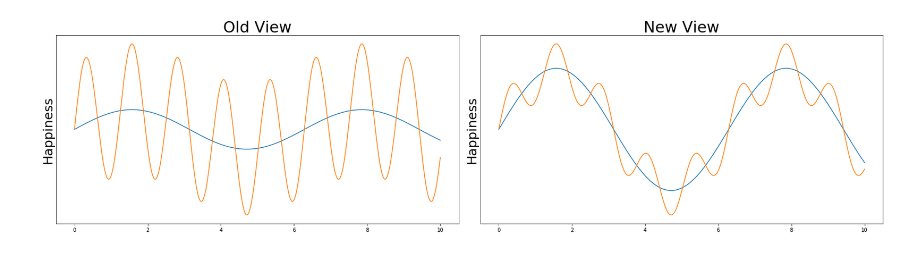
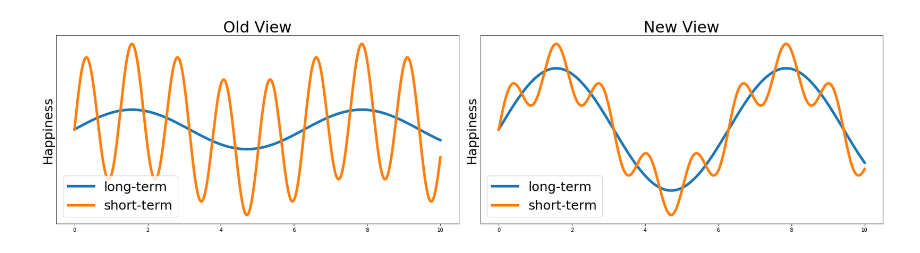
Before and after one commit to mariushobbhahn/mariushobbhahn.github.io, a Jupyter notebook: img/opinion_changed/opinion changed.ipynb, the cells around one changed output. Drawn from its saved outputs; the diff is of its cells as text; code cells hidden in the pictures.

```diff
--- a/img/opinion_changed/opinion changed.ipynb
+++ b/img/opinion_changed/opinion changed.ipynb
@@ -6,35 +6,37 @@ import matplotlib.pyplot as plt
 
 x = np.linspace(0,10, 500+1)
 
 
 y_st_0 = 0.3*np.sin(x)
 y_lt_0 = np.sin(5*x)
 y_lt_plot_0 = y_st_0 + y_lt_0
 
 y_st_1 = np.sin(x)
 y_lt_1 = 0.4* np.sin(5*x)
 y_lt_plot_1 = y_st_1 + y_lt_1
 
 #### plot
 
 fig, axs = plt.subplots(nrows=1, ncols=2, sharex=False, figsize=(23, 6))
 
-axs[0].plot(x, y_st_0)
-axs[0].plot(x, y_lt_plot_0)
+axs[0].plot(x, y_st_0, label="long-term", linewidth=5)
+axs[0].plot(x, y_lt_plot_0, label="short-term", linewidth=5)
 axs[0].set_yticklabels([])
 axs[0].set_yticks([])
 axs[0].set_ylabel('Happiness', fontdict={'fontsize':25})
 axs[0].set_title('Old View', fontdict={'fontsize': 30})
+axs[0].legend(prop={"size":25})
 
-axs[1].plot(x, y_st_1, label="long-term")
-axs[1].plot(x, y_lt_plot_1, label="short-term")
+axs[1].plot(x, y_st_1, label="long-term", linewidth=5)
+axs[1].plot(x, y_lt_plot_1, label="short-term", linewidth=5)
 axs[1].set_yticklabels([])
 axs[1].set_yticks([])
 axs[1].set_ylabel('Happiness', fontdict={'fontsize':25})
 axs[1].set_title('New View', fontdict={'fontsize': 30})
+axs[1].legend( prop={"size":25})
 plt.plot();
 
 plt.tight_layout()
 plt.savefig("emotions_influence.png", dpi=300)
 # %% [output]
-[figure, old version]
+[figure, new version]
```
Also changed, not shown: 2 other files.
